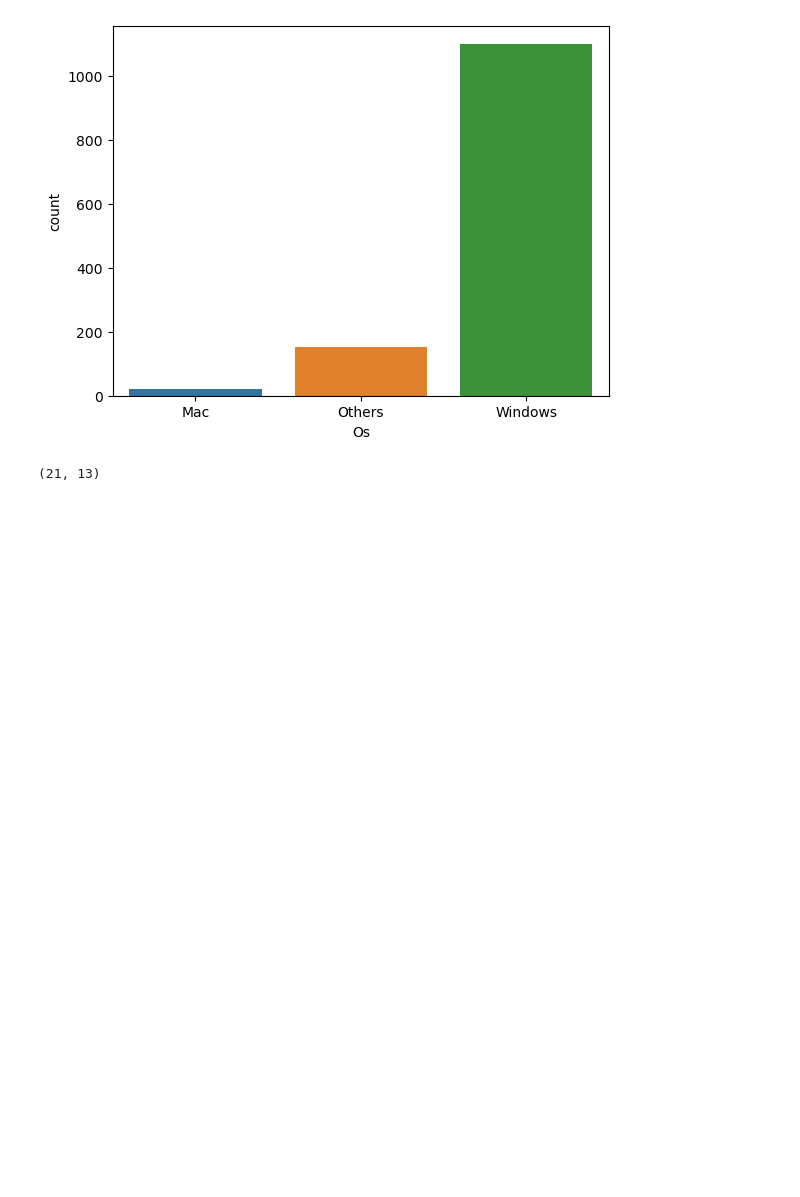
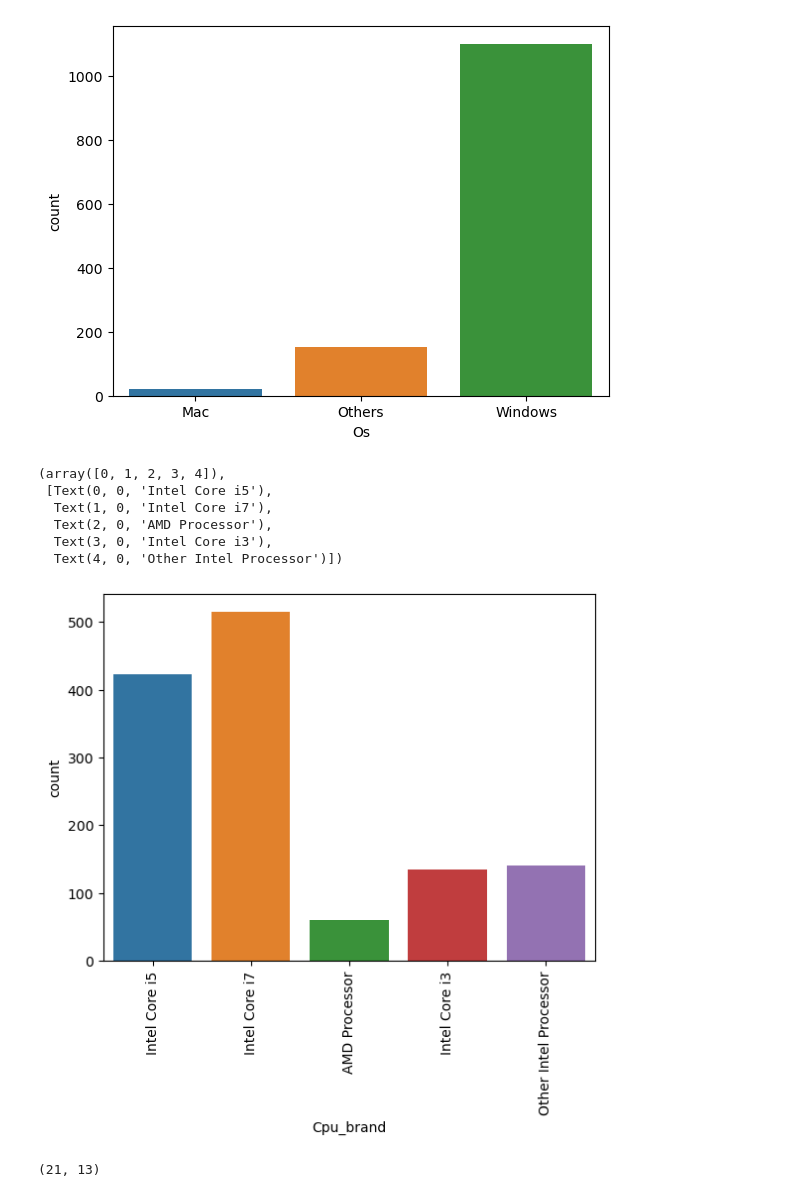
Before and after one commit to sha2992/Laptop-Price-Data, a Jupyter notebook: laptop-price-data-analysis-prediction.ipynb, the cells around one changed output. Cells and saved outputs as stored; diff of their text form; code cells hidden in the pictures; blank space fills up the shorter version.

Commit message:
Kaggle Notebook | Laptop Price Data Analysis & Prediction | Version 20

```diff
--- a/laptop-price-data-analysis-prediction.ipynb
+++ b/laptop-price-data-analysis-prediction.ipynb
@@ -380,6 +380,17 @@ sns.countplot(data=df,x='Os')
 # %% [output]
 <Axes: xlabel='Os', ylabel='count'>
 [figure]
+# %%
+sns.countplot(data=df,x='Cpu_brand')
+plt.xticks(rotation=90)
+# %% [output]
+(array([0, 1, 2, 3, 4]),
+ [Text(0, 0, 'Intel Core i5'),
+  Text(1, 0, 'Intel Core i7'),
+  Text(2, 0, 'AMD Processor'),
+  Text(3, 0, 'Intel Core i3'),
+  Text(4, 0, 'Other Intel Processor')])
+[figure, added]
 # %%
 Mac_Os = df[df['Os']=='Mac']
 # %%
```
